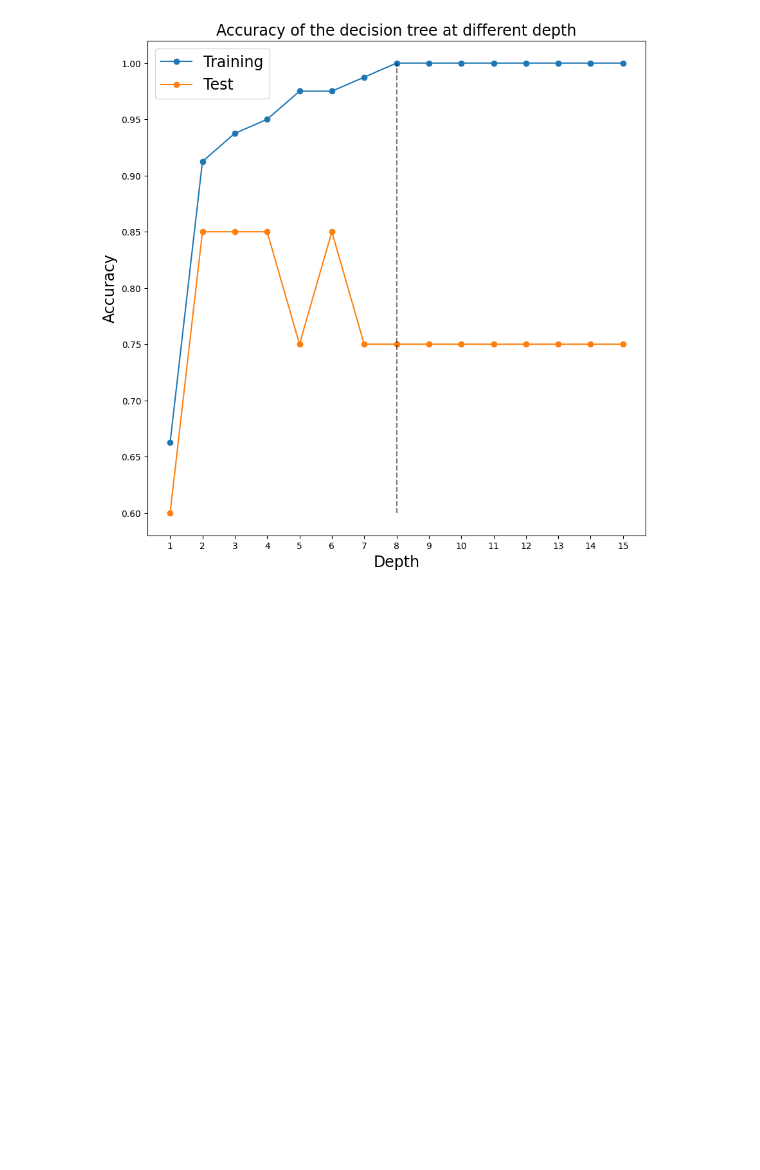
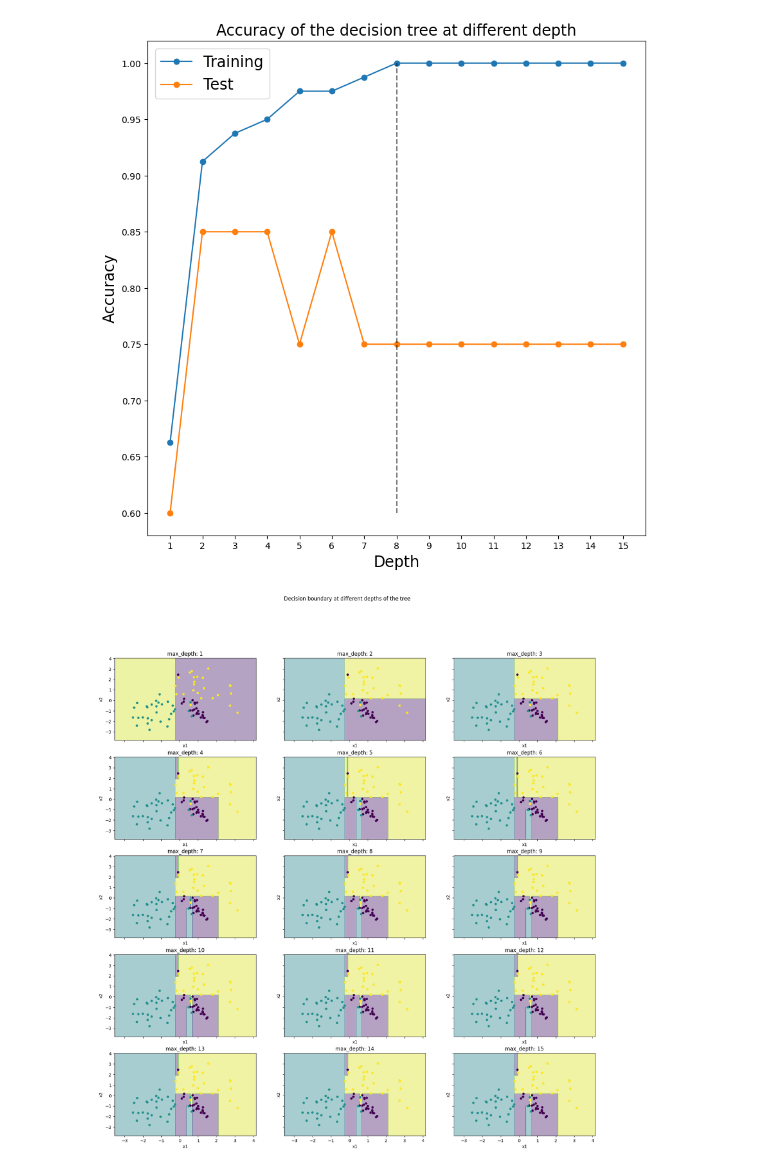
Before and after one commit to kar137/Machine-Learning-Portfolio, a Jupyter notebook: notebooks/Beyond-Linear-Models/Decision-trees-&-KNN/overfitting.ipynb, the cells around one changed output. Drawn from its saved outputs; the diff is of its cells as text; code cells hidden in the pictures; blank space fills up the shorter version.

Commit message:
Implement: visualize overfitting in decision tree: - visualize decision boundary surface at diff depth - plot full grown tree to show model complexity

```diff
--- a/notebooks/Beyond-Linear-Models/Decision-trees-&-KNN/overfitting.ipynb
+++ b/notebooks/Beyond-Linear-Models/Decision-trees-&-KNN/overfitting.ipynb
@@ -47,3 +47,25 @@ plt.legend(fontsize = 17)
 plt.show()
 # %% [output]
 [figure]
+# %%
+def plot_decision_boundary(clf, X, y, ax):
+    x_min, x_max = X[:, 0].min() - 1, X[:, 0].max() + 1
+    y_min, y_max = X[:, 1].min() - 1, X[:, 1].max() + 1
+    xx, yy = np.meshgrid(np.arange(x_min, x_max, 0.01),
+                      np.arange(y_min, y_max, 0.01))
+    Z = clf.predict(np.c_[xx.ravel(), yy.ravel()])
+    Z = Z.reshape(xx.shape)
+    ax.contourf(xx, yy, Z, alpha=0.4)
+    ax.scatter(X[:, 0], X[:, 1], c=y, s=20)
+    ax.set_xlabel("x1")
+    ax.set_ylabel('x2')
+    ax.set_title("max_depth: {}".format(clf.max_depth))
+
+fig, ax = plt.subplots(int(np.ceil((depth)/3)), 3, sharex = True, sharey = True, figsize = (20,20))
+fig.suptitle("Decision boundary at different depths of the tree")
+ax = ax.flatten()
+ax = list(ax)
+for clf, axx  in zip(clfs, ax):
+    plot_decision_boundary(clf, X_train, y_train, axx)
+# %% [output]
+[figure, added]
```
Also changed, not shown: parts of 1 cell of this notebook.
